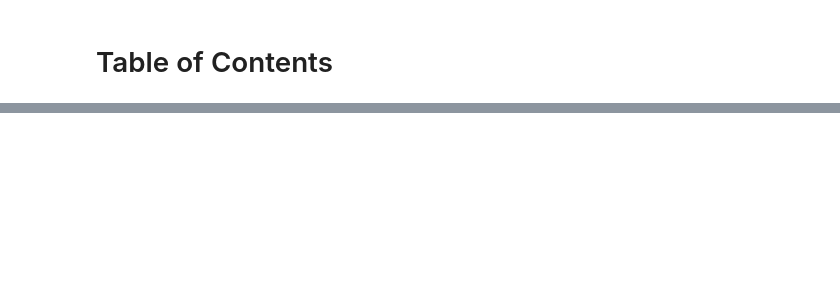
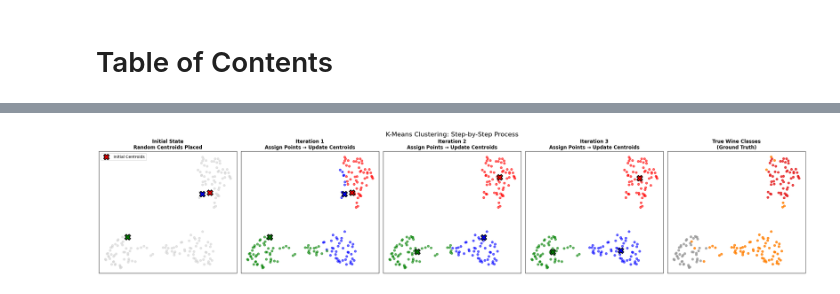
Before and after one commit to Jamoser123/PNR_Advanced_DataScience, a Jupyter notebook: 3_Clustering/HandsOn_Clustering.ipynb, the cells around one changed output, grey strips where cells are left out. Drawn from its saved outputs; the diff is of its cells as text; code cells hidden in the pictures; blank space fills up the shorter version.

```diff
--- a/3_Clustering/HandsOn_Clustering.ipynb
+++ b/3_Clustering/HandsOn_Clustering.ipynb
@@ -85,0 +187,92 @@ plt.show()
+# %%
+import matplotlib.pyplot as plt
+import numpy as np
+from sklearn.preprocessing import StandardScaler
+from umap import UMAP
+
+# Standardize the data (important for K-Means)
+scaler = StandardScaler()
+X_scaled = scaler.fit_transform(X)
+
+# Apply UMAP for 2D visualization
+umap = UMAP(n_neighbors=15, min_dist=0.1, n_components=2, random_state=42)
+X_umap = umap.fit_transform(X_scaled)
+
+# Manual K-Means implementation for step-by-step visualization
+def euclidean_distance(point1, point2):
+    return np.sqrt(np.sum((point1 - point2) ** 2))
+
+def assign_clusters(X, centroids):
+    clusters = []
+    for point in X:
+        distances = [euclidean_distance(point, centroid) for centroid in centroids]
+        cluster = np.argmin(distances)
+        clusters.append(cluster)
+    return np.array(clusters)
+
+def update_centroids(X, clusters, k):
+    centroids = []
+    for i in range(k):
+        cluster_points = X[clusters == i]
+        if len(cluster_points) > 0:
+            centroid = np.mean(cluster_points, axis=0)
+        else:
+            centroid = X[np.random.randint(0, len(X))]  # Handle empty clusters
+        centroids.append(centroid)
+    return np.array(centroids)
+
+# Initialize K=3 random centroids
+np.random.seed(42)
+k = 3
+initial_centroids = X_umap[np.random.choice(X_umap.shape[0], k, replace=False)]
+
+# Colors for visualization
+colors = ['red', 'blue', 'green']
+
+# Step-by-step K-Means
+fig, axes = plt.subplots(1, 5, figsize=(25, 5))
+
+centroids = initial_centroids.copy()
+
+for iteration in range(5):  # 0=initial, 1-3=iterations, 4=true classes
+
+    if iteration == 0:
+        # Initial state
+        axes[iteration].scatter(X_umap[:, 0], X_umap[:, 1], c='lightgray', s=30, alpha=0.6)
+        axes[iteration].scatter(centroids[:, 0], centroids[:, 1], c=colors, s=200, marker='X',
+                              edgecolors='black', linewidth=2, label='Initial Centroids')
+        axes[iteration].set_title(f'Initial State\nRandom Centroids Placed', fontsize=12, fontweight='bold')
+        axes[iteration].legend()
+    elif iteration <= 3:
+        # Assign points to clusters
+        clusters = assign_clusters(X_umap, centroids)
+
+        # Plot points colored by cluster assignment
+        for i in range(k):
+            mask = clusters == i
+            axes[iteration].scatter(X_umap[mask, 0], X_umap[mask, 1], c=colors[i], s=30, alpha=0.6)
+
+        # Plot centroids
+        axes[iteration].scatter(centroids[:, 0], centroids[:, 1], c=colors, s=200, marker='X',
+                              edgecolors='black', linewidth=2)
+
+        axes[iteration].set_title(f'Iteration {iteration}\nAssign Points → Update Centroids',
+                                fontsize=12, fontweight='bold')
+
+        # Update centroids for next iteration
+        if iteration < 3:
+            centroids = update_centroids(X_umap, clusters, k)
+    else:
+        # Show true wine classes for comparison
+        axes[iteration].scatter(X_umap[:, 0], X_umap[:, 1], c=y, cmap='Set1', s=30, alpha=0.8)
+        axes[iteration].set_title('True Wine Classes\n(Ground Truth)', fontsize=12, fontweight='bold')
+
+    axes[iteration].set_xticks([])
+    axes[iteration].set_yticks([])
+    axes[iteration].grid(True, alpha=0.3)
+
+plt.tight_layout()
+plt.suptitle('K-Means Clustering: Step-by-Step Process', fontsize=16, y=1.02)
+plt.show()
+# %% [output]
+[figure, added]
```
Also changed, not shown: parts of 38 cells of this notebook.
